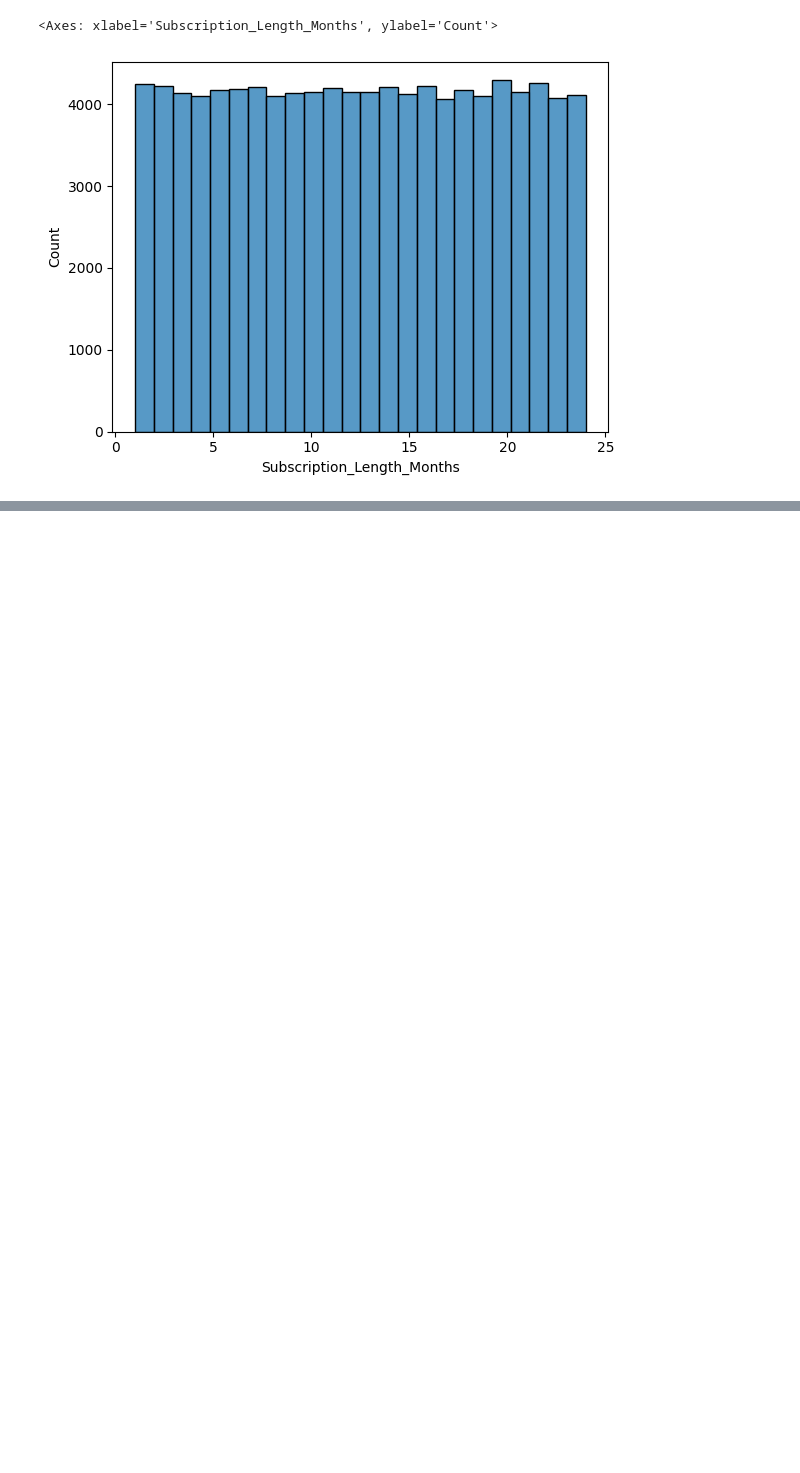
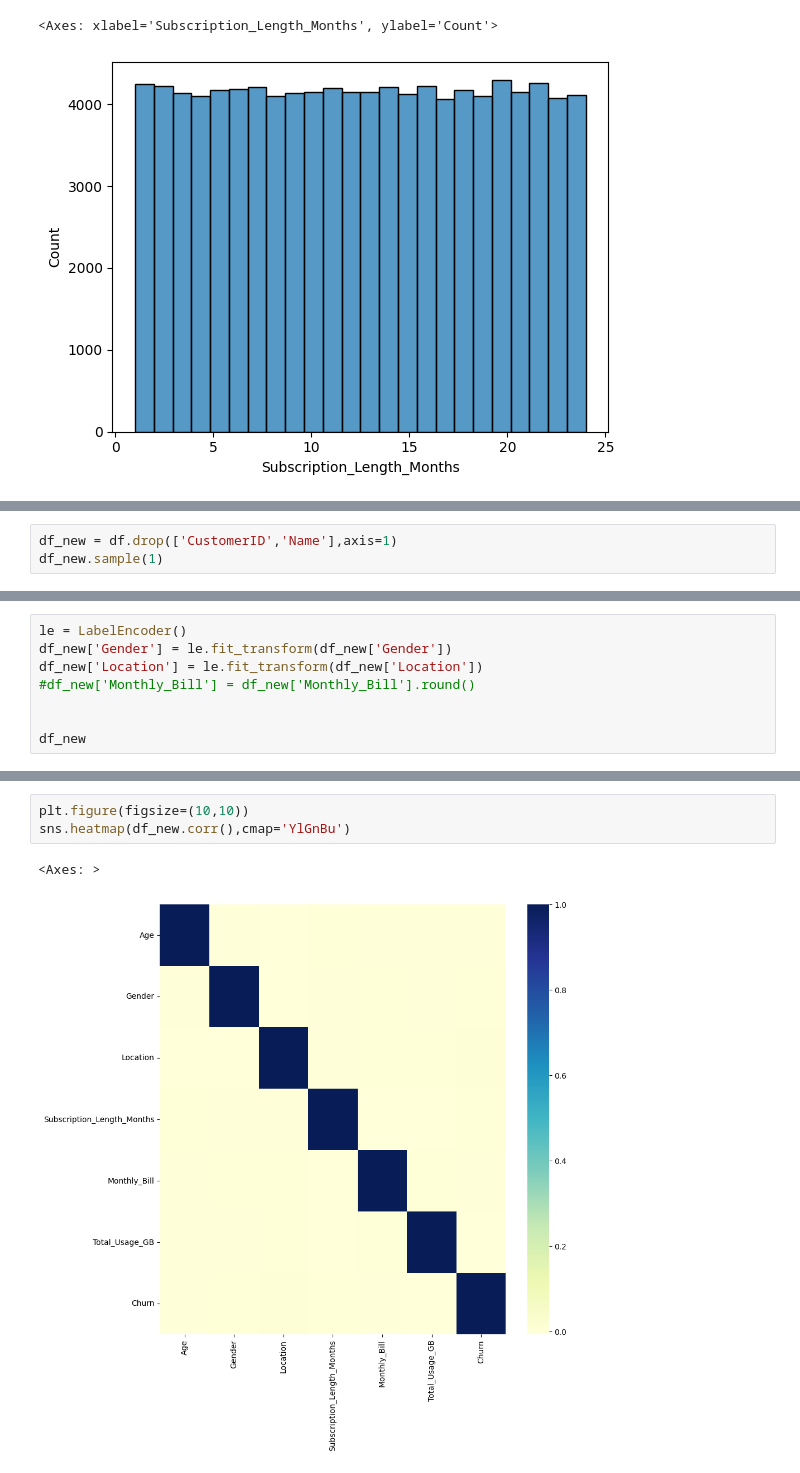
Before and after one commit to KartikeyTheDataWrangler/CustomerChurn, a Jupyter notebook: notebook/testing_eda.ipynb, the cells around one changed output, grey strips where cells are left out. Cells and saved outputs as stored; diff of their text form; blank space fills up the shorter version.

```diff
--- a/notebook/testing_eda.ipynb
+++ b/notebook/testing_eda.ipynb
@@ -74,0 +104,3 @@ Passing `palette` without assigning `hue` is deprecated and will be removed in v
+# %%
+df_new = df.drop(['CustomerID','Name'],axis=1)
+df_new.sample(1)
@@ -74,0 +112,8 @@ Passing `palette` without assigning `hue` is deprecated and will be removed in v
+# %%
+le = LabelEncoder()
+df_new['Gender'] = le.fit_transform(df_new['Gender'])
+df_new['Location'] = le.fit_transform(df_new['Location'])
+#df_new['Monthly_Bill'] = df_new['Monthly_Bill'].round()
+
+
+df_new
@@ -74,0 +145,6 @@ Passing `palette` without assigning `hue` is deprecated and will be removed in v
+# %%
+plt.figure(figsize=(10,10))
+sns.heatmap(df_new.corr(),cmap='YlGnBu')
+# %% [output]
+<Axes: >
+[figure, added]
```
Also changed, not shown: parts of 23 cells of this notebook, 2 other files.
